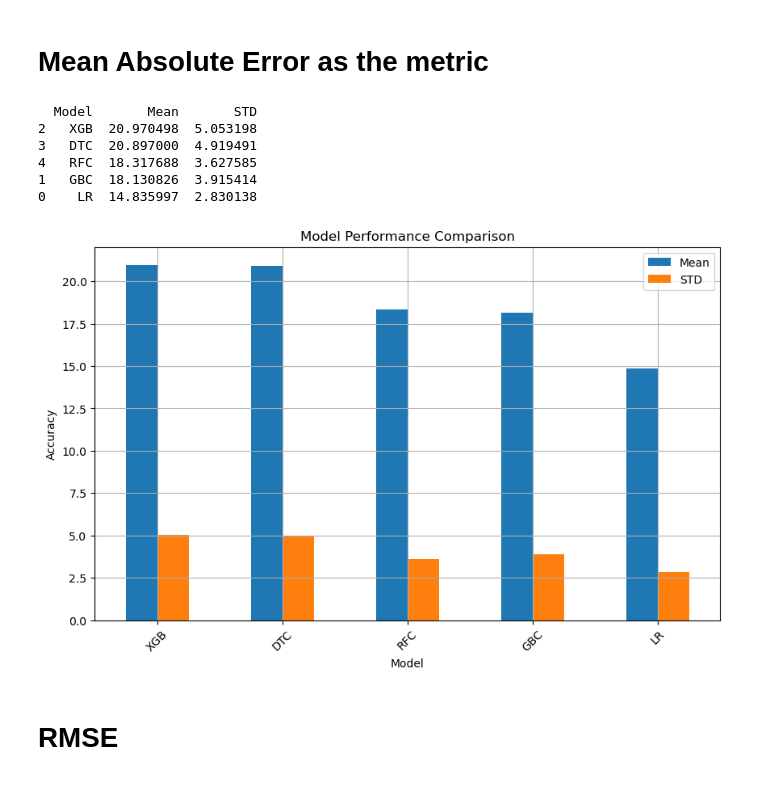
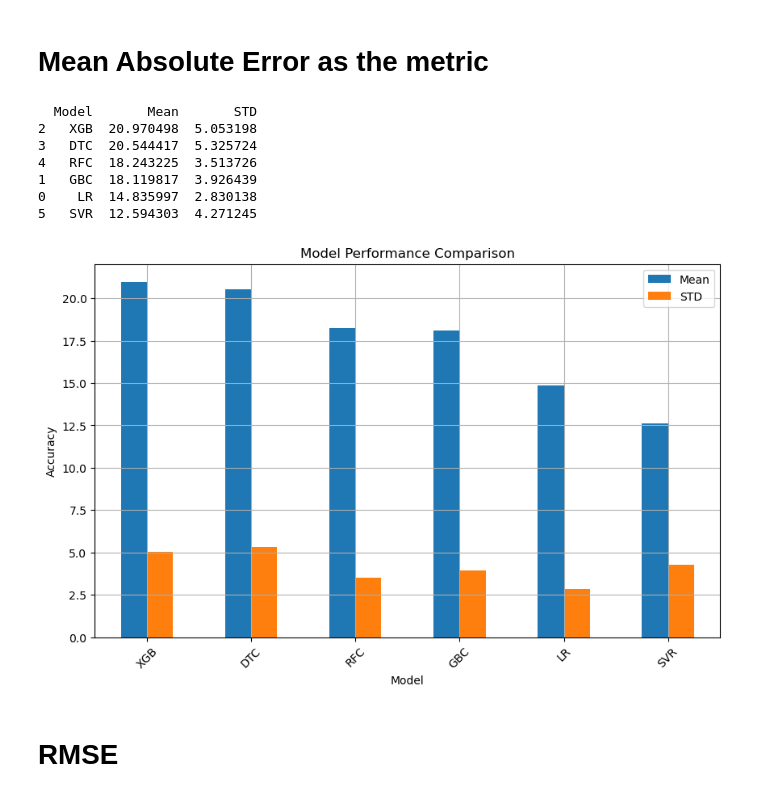
Before and after one commit to MaukanMir/Alchool-Expenditure-Classification, a Jupyter notebook: training.ipynb, the cells around one changed output. Saved outputs shown, nothing was run; the diff lists cells and outputs as text; code cells hidden in the pictures.

```diff
--- a/training.ipynb
+++ b/training.ipynb
@@ -35,7 +35,8 @@ def get_regression_models(names):
     "DTC": DecisionTreeRegressor(),
     "XGB":XGBRegressor(),
     "Lasso":Lasso(),
-    "Ridge":Ridge()
+    "Ridge":Ridge(),
+    "SVR":SVR()
   }
   return [models[model_name] for model_name in names]
 
@@ -265,18 +267,19 @@ testing_selected_models(names, models, X, y, metric)
 # %% [markdown]
 # Mean Absolute Error as the metric
 # %%
-names = ["LR", "GBC", "XGB","DTC", "RFC"]
+names = ["LR", "GBC", "XGB","DTC", "RFC", "SVR"]
 models = get_regression_models(names)
 metric = make_scorer(mean_absolute_error)
 testing_selected_models(names, models, X, y, metric)
 # %% [output]
   Model       Mean       STD
 2   XGB  20.970498  5.053198
-3   DTC  20.897000  4.919491
-4   RFC  18.317688  3.627585
-1   GBC  18.130826  3.915414
+3   DTC  20.544417  5.325724
+4   RFC  18.243225  3.513726
+1   GBC  18.119817  3.926439
 0    LR  14.835997  2.830138
+5   SVR  12.594303  4.271245
-[figure, old version]
+[figure, new version]
 # %% [markdown]
 # RMSE
 # %%
```
Also changed, not shown: parts of 2 cells of this notebook.
